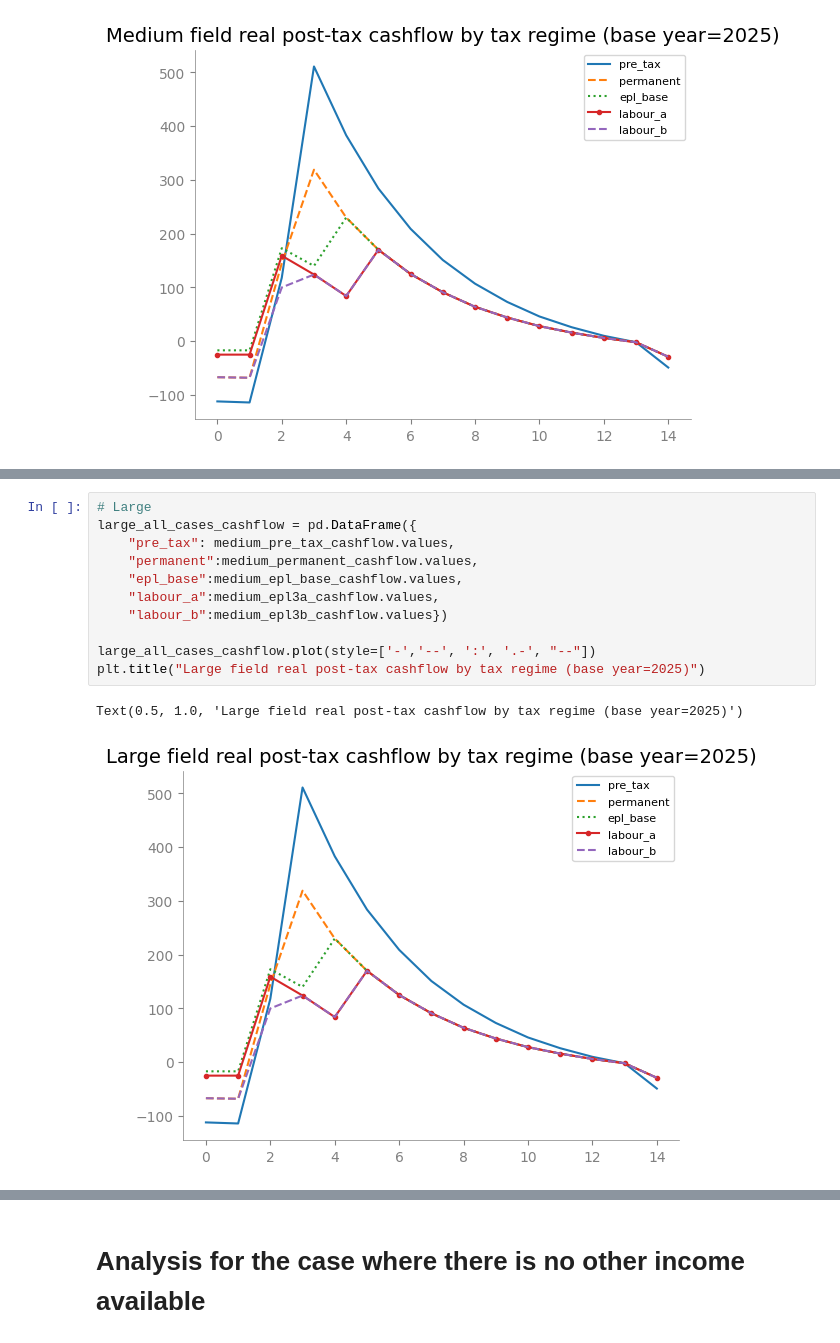
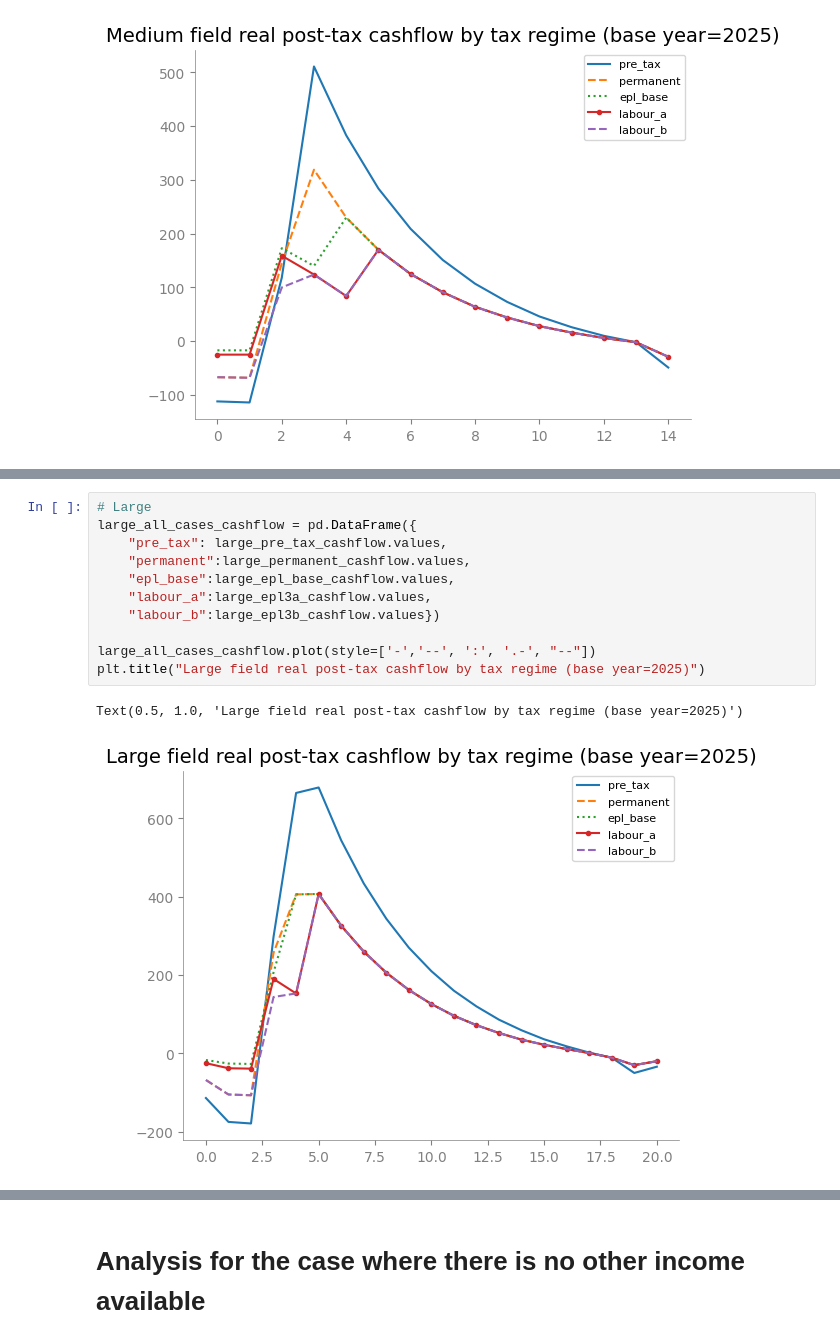
Before and after one commit to artregalado/EPL-Analysis, a Jupyter notebook: epl_analysis_October_2024_update.ipynb, the cells around one changed output, grey strips where cells are left out. Saved outputs shown, nothing was run; the diff lists cells and outputs as text.

```diff
--- a/epl_analysis_October_2024_update.ipynb
+++ b/epl_analysis_October_2024_update.ipynb
@@ -1086,15 +1116,15 @@ medium_all_cases_cashflow.to_clipboard()
 # %%
 # Large
 large_all_cases_cashflow = pd.DataFrame({
-    "pre_tax": medium_pre_tax_cashflow.values,
-    "permanent":medium_permanent_cashflow.values,
-    "epl_base":medium_epl_base_cashflow.values,
-    "labour_a":medium_epl3a_cashflow.values,
-    "labour_b":medium_epl3b_cashflow.values})
+    "pre_tax": large_pre_tax_cashflow.values,
+    "permanent":large_permanent_cashflow.values,
+    "epl_base":large_epl_base_cashflow.values,
+    "labour_a":large_epl3a_cashflow.values,
+    "labour_b":large_epl3b_cashflow.values})
 
 large_all_cases_cashflow.plot(style=['-','--', ':', '.-', "--"])
 plt.title("Large field real post-tax cashflow by tax regime (base year=2025)")
 # %% [output]
 Text(0.5, 1.0, 'Large field real post-tax cashflow by tax regime (base year=2025)')
-[figure, old version]
+[figure, new version]
 # %%
```
Also changed, not shown: parts of 6 cells of this notebook, 1 other file.
